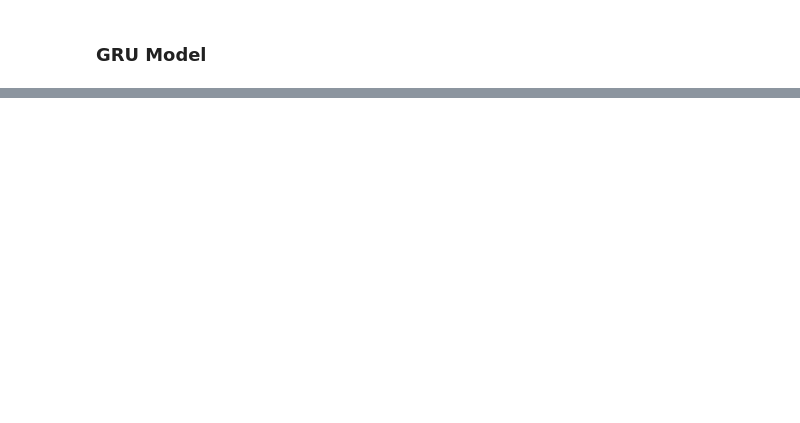
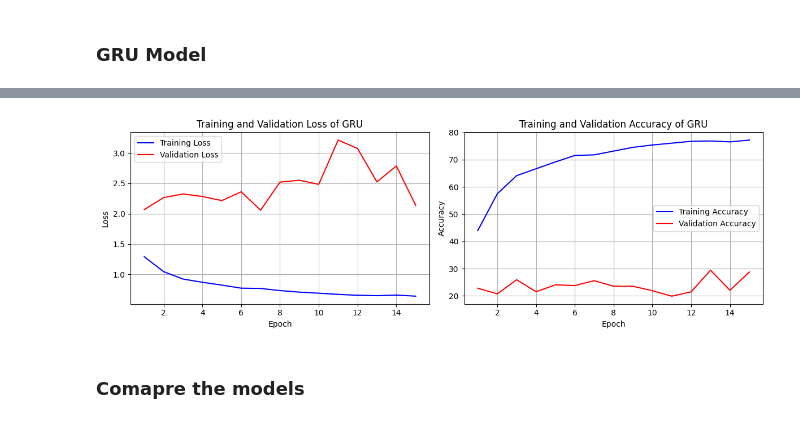
Before and after one commit to kazimahathir73/CSE440-Natural-Language-Processing-II-Project, a Jupyter notebook: train_model.ipynb, the cells around one changed output, grey strips where cells are left out. Cells and saved outputs as stored; diff of their text form; code cells hidden in the pictures; blank space fills up the shorter version.

```diff
--- a/train_model.ipynb
+++ b/train_model.ipynb
@@ -465,13 +606,20 @@ plt.show()
 class GRUModel(nn.Module):
     def __init__(self, input_size, hidden_size, output_size, num_layers=1):
         super(GRUModel, self).__init__()
-        self.gru = nn.GRU(input_size, hidden_size, num_layers, batch_first=True)
+        self.gru = nn.GRU(input_size, hidden_size, num_layers, batch_first=True, dropout=0.1)
         self.fc = nn.Linear(hidden_size, output_size)
-        self.softmax = nn.Softmax(dim=1)
 
     def forward(self, x):
         out, _ = self.gru(x)
         out = self.fc(out[:, -1, :])
-        out = self.softmax(out)
         return out
+# %%
+input_size = 300
+hidden_size = 128
+output_size = 5
+num_layers = 8
+
+model = GRUModel(input_size, hidden_size, output_size, num_layers)
+loss_function = nn.CrossEntropyLoss()
+optimizer = optim.Adam(model.parameters(), lr=0.001)
 # %%
@@ -534,12 +712,27 @@ for epoch in range(num_epochs):
 # %%
-plt.figure(figsize=(10, 6))
+plt.figure(figsize=(12, 4))
 
+plt.subplot(1, 2, 1)
 plt.plot(range(1, num_epochs + 1), train_losses, label='Training Loss', color='blue')
 plt.plot(range(1, num_epochs + 1), val_losses, label='Validation Loss', color='red')
-
 plt.xlabel('Epoch')
 plt.ylabel('Loss')
-plt.title('Training and Validation Loss')
+plt.title('Training and Validation Loss of GRU')
 plt.legend()
 plt.grid(True)
+
+plt.subplot(1, 2, 2)
+plt.plot(range(1, num_epochs + 1), train_accuracy, label='Training Accuracy', color='blue')
+plt.plot(range(1, num_epochs + 1), val_accuracy, label='Validation Accuracy', color='red')
+plt.xlabel('Epoch')
+plt.ylabel('Accuracy')
+plt.title('Training and Validation Accuracy of GRU')
+plt.legend()
+plt.grid(True)
+
+plt.tight_layout()
 plt.show()
+# %% [output]
+[figure, added]
+# %% [markdown]
+### Comapre the models
```
Also changed, not shown: parts of 43 cells of this notebook, 2 other files.
